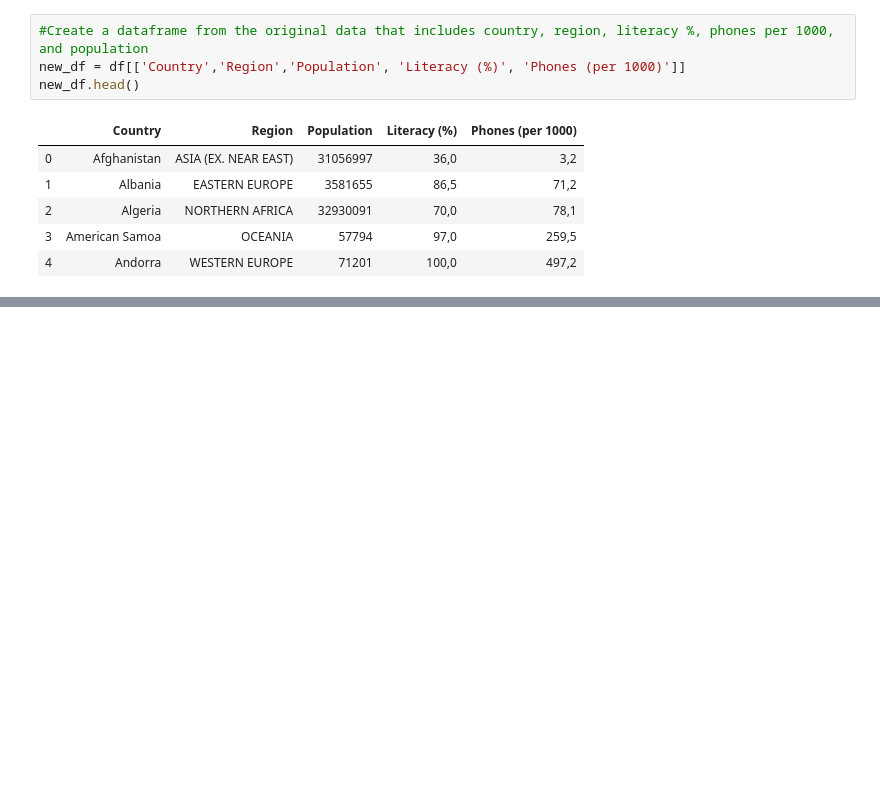
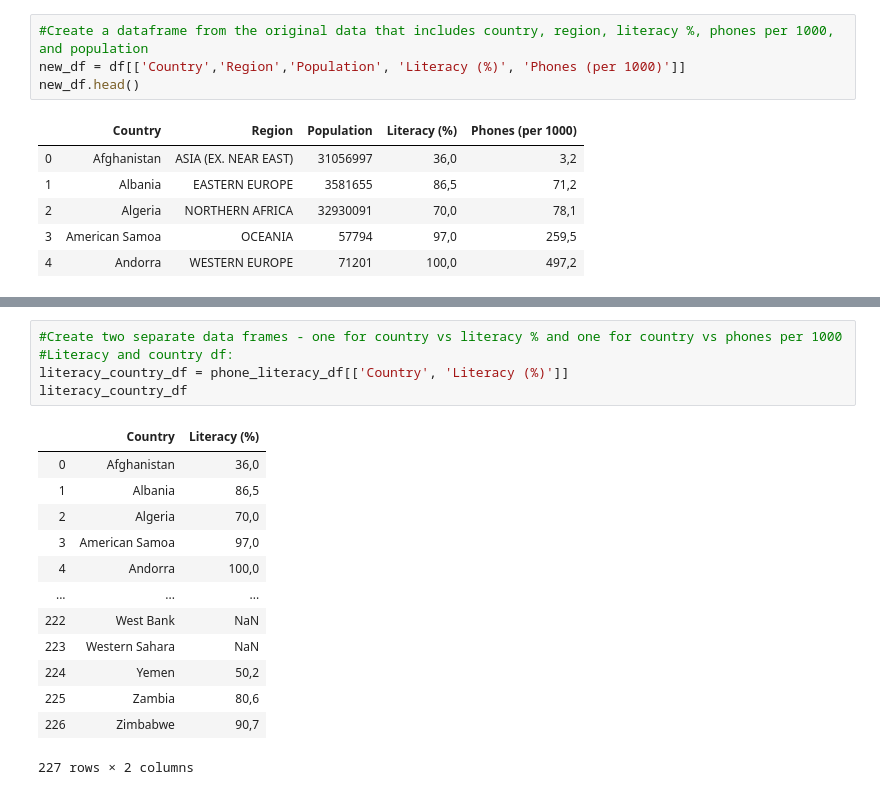
Before and after one commit to juliedundas/Country-Analysis, a Jupyter notebook: Project_1/project_1.ipynb, the cells around one changed output, grey strips where cells are left out. Drawn from its saved outputs; the diff is of its cells as text; blank space fills up the shorter version.

```diff
--- a/Project_1/project_1.ipynb
+++ b/Project_1/project_1.ipynb
@@ -48,0 +60,19 @@ new_df.head()
+# %%
+#Create two separate data frames - one for country vs literacy % and one for country vs phones per 1000
+#Literacy and country df:
+literacy_country_df = phone_literacy_df[['Country', 'Literacy (%)']]
+literacy_country_df
+# %% [output]
+|  | Country | Literacy (%) |
+| 0 | Afghanistan | 36,0 |
+| 1 | Albania | 86,5 |
+| 2 | Algeria | 70,0 |
+| 3 | American Samoa | 97,0 |
+| 4 | Andorra | 100,0 |
+| ... | ... | ... |
+| 222 | West Bank | NaN |
+| 223 | Western Sahara | NaN |
+| 224 | Yemen | 50,2 |
+| 225 | Zambia | 80,6 |
+| 226 | Zimbabwe | 90,7 |
+227 rows × 2 columns
```
Also changed, not shown: parts of 4 cells of this notebook, 1 other file.
